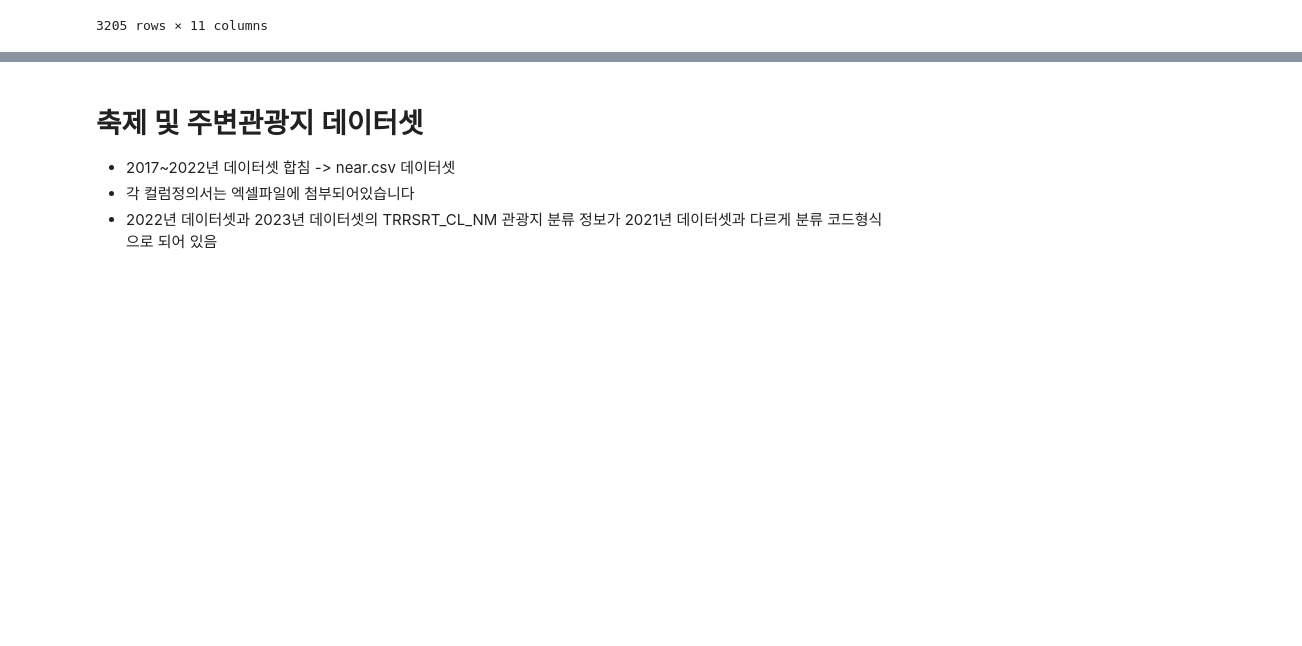
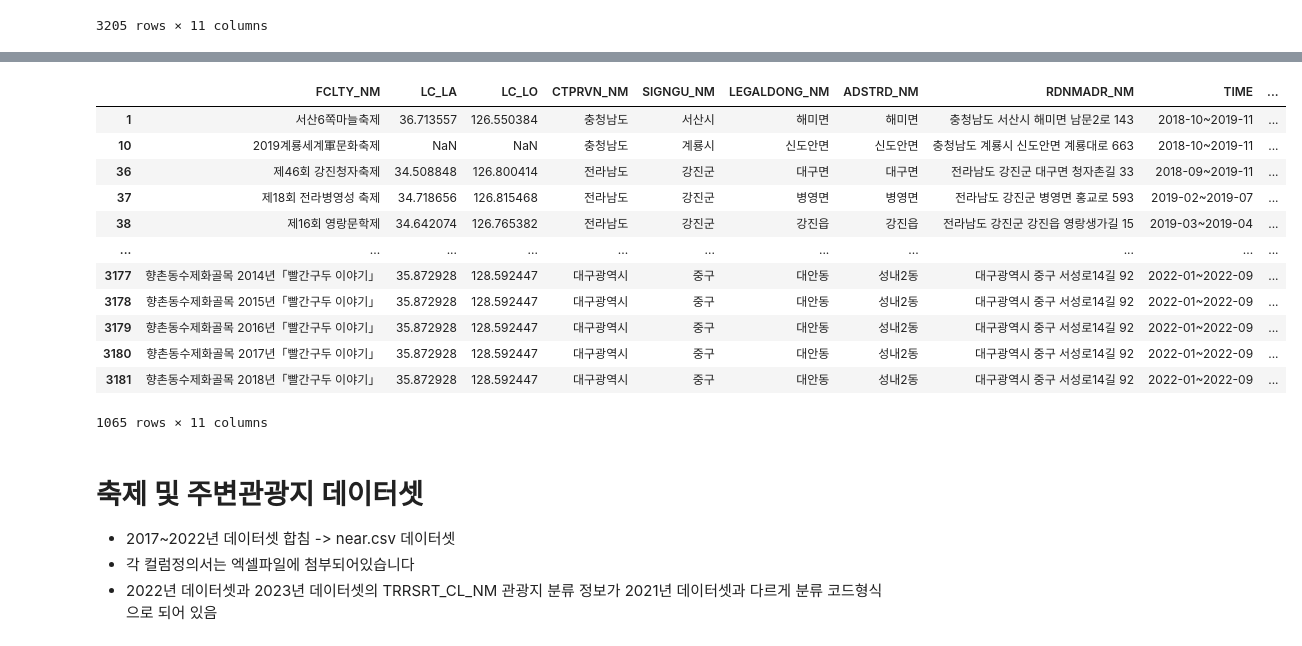
Before and after one commit to meshob2002/festival_preprocessing, a Jupyter notebook: dataset.ipynb, the cells around one changed output, grey strips where cells are left out. Cells and saved outputs as stored; diff of their text form; code cells hidden in the pictures; blank space fills up the shorter version.

```diff
--- a/dataset.ipynb
+++ b/dataset.ipynb
@@ -271,0 +335,2 @@ trend_concat.groupby("RDNMADR_NM", group_keys=True).apply(lambda x: x)
+# %%
+trend_concat = trend_concat.drop('RDNMADR_NM',axis=1).drop_duplicates()
@@ -272,3 +365,22 @@ trend_concat.groupby("RDNMADR_NM", group_keys=True).apply(lambda x: x)
+# %%
+import re
+
+numeric_values = trend_concat[trend_concat['FCLTY_NM'].str.contains(r'\d+')]
+numeric_values
+# %% [output]
+|  | FCLTY_NM | LC_LA | LC_LO | CTPRVN_NM | SIGNGU_NM | LEGALDONG_NM | ADSTRD_NM | RDNMADR_NM | TIME | ... |
+| 1 | 서산6쪽마늘축제 | 36.713557 | 126.550384 | 충청남도 | 서산시 | 해미면 | 해미면 | 충청남도 서산시 해미면 남문2로 143 | 2018-10~2019-11 | ... |
+| 10 | 2019계룡세계軍문화축제 | NaN | NaN | 충청남도 | 계룡시 | 신도안면 | 신도안면 | 충청남도 계룡시 신도안면 계룡대로 663 | 2018-10~2019-11 | ... |
+| 36 | 제46회 강진청자축제 | 34.508848 | 126.800414 | 전라남도 | 강진군 | 대구면 | 대구면 | 전라남도 강진군 대구면 청자촌길 33 | 2018-09~2019-11 | ... |
+| 37 | 제18회 전라병영성 축제 | 34.718656 | 126.815468 | 전라남도 | 강진군 | 병영면 | 병영면 | 전라남도 강진군 병영면 홍교로 593 | 2019-02~2019-07 | ... |
+| 38 | 제16회 영랑문학제 | 34.642074 | 126.765382 | 전라남도 | 강진군 | 강진읍 | 강진읍 | 전라남도 강진군 강진읍 영랑생가길 15 | 2019-03~2019-04 | ... |
+| ... | ... | ... | ... | ... | ... | ... | ... | ... | ... | ... |
+| 3177 | 향촌동수제화골목 2014년「빨간구두 이야기」 | 35.872928 | 128.592447 | 대구광역시 | 중구 | 대안동 | 성내2동 | 대구광역시 중구 서성로14길 92 | 2022-01~2022-09 | ... |
+| 3178 | 향촌동수제화골목 2015년「빨간구두 이야기」 | 35.872928 | 128.592447 | 대구광역시 | 중구 | 대안동 | 성내2동 | 대구광역시 중구 서성로14길 92 | 2022-01~2022-09 | ... |
+| 3179 | 향촌동수제화골목 2016년「빨간구두 이야기」 | 35.872928 | 128.592447 | 대구광역시 | 중구 | 대안동 | 성내2동 | 대구광역시 중구 서성로14길 92 | 2022-01~2022-09 | ... |
+| 3180 | 향촌동수제화골목 2017년「빨간구두 이야기」 | 35.872928 | 128.592447 | 대구광역시 | 중구 | 대안동 | 성내2동 | 대구광역시 중구 서성로14길 92 | 2022-01~2022-09 | ... |
+| 3181 | 향촌동수제화골목 2018년「빨간구두 이야기」 | 35.872928 | 128.592447 | 대구광역시 | 중구 | 대안동 | 성내2동 | 대구광역시 중구 서성로14길 92 | 2022-01~2022-09 | ... |
+1065 rows × 11 columns
 # %% [markdown]
 # 축제 및 주변관광지 데이터셋
   - 2017~2022년 데이터셋 합침 -> near.csv 데이터셋
```
Also changed, not shown: parts of 24 cells of this notebook, 2 other files.
